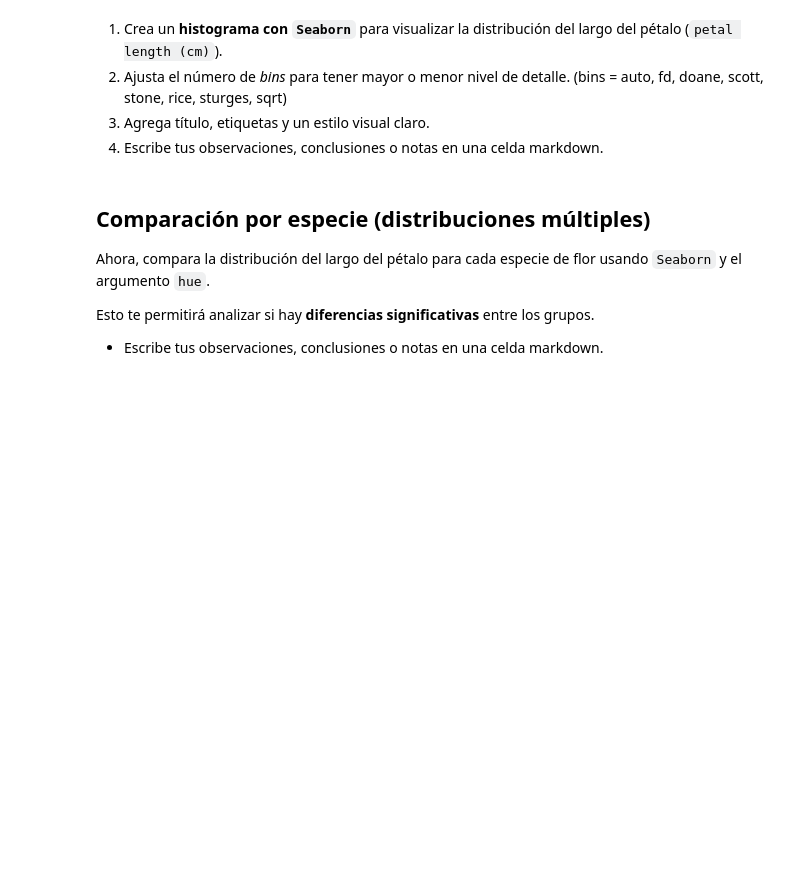
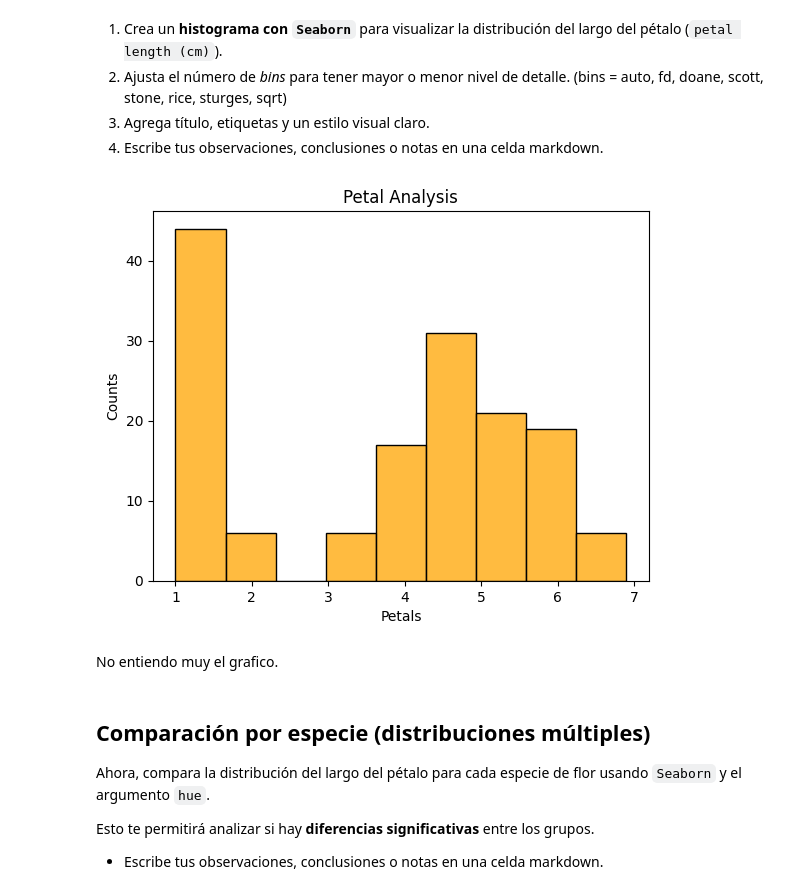
Before and after one commit to 4GeeksAcademy/Antonio27M-proyectodevisualizacion, a Jupyter notebook: notebook/03-project-visualization.ipynb, the cells around one changed output. Saved outputs shown, nothing was run; the diff lists cells and outputs as text; code cells hidden in the pictures; blank space fills up the shorter version.

```diff
--- a/notebook/03-project-visualization.ipynb
+++ b/notebook/03-project-visualization.ipynb
@@ -252,7 +260,16 @@ df_iris.head()
 3. Agrega título, etiquetas y un estilo visual claro.
 4. Escribe tus observaciones, conclusiones o notas en una celda markdown.
 # %%
-# Tu código
+plt.Figure(figsize = (10, 5))
+sns.histplot(df_iris['petal length (cm)'], bins = 'auto', color = 'orange')
+plt.title('Petal Analysis')
+plt.xlabel('Petals')
+plt.ylabel('Counts')
+plt.show()
+# %% [output]
+[figure, added]
+# %% [markdown]
+No entiendo muy el grafico.
 # %% [markdown]
 ## Comparación por especie (distribuciones múltiples)
 
```
Also changed, not shown: parts of 8 cells of this notebook.
